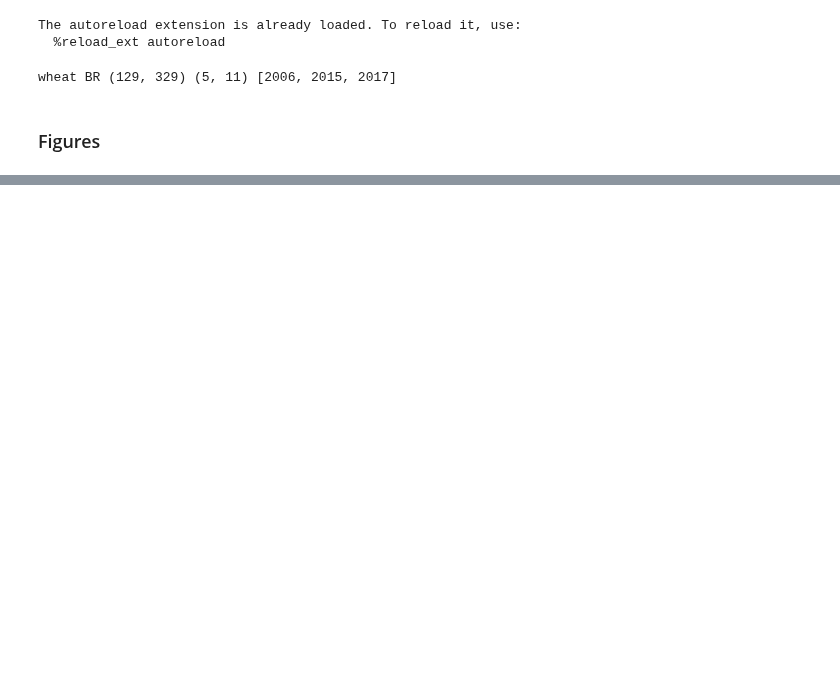
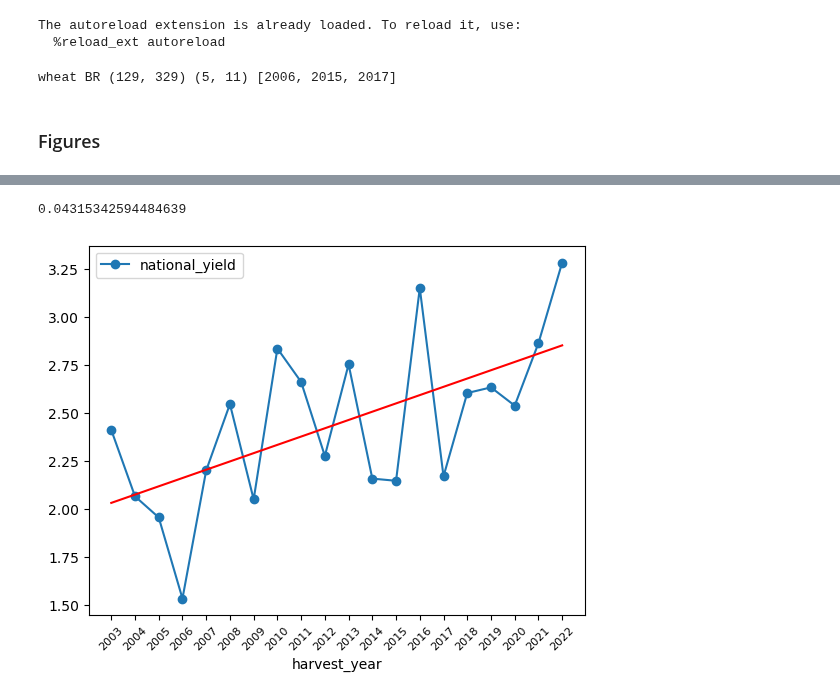
Before and after one commit to ellaampy/seasonal-yield-forecast, a Jupyter notebook: data_preparation/figures.ipynb, the cells around one changed output, grey strips where cells are left out. Cells and saved outputs as stored; diff of their text form; code cells hidden in the pictures; blank space fills up the shorter version.

```diff
--- a/data_preparation/figures.ipynb
+++ b/data_preparation/figures.ipynb
@@ -97,0 +96,4 @@ plt.show()
+# %%
+adm2_south = adm2_crop_data.loc[adm2_crop_data["ADM1_PT"].isin(["Paraná", "Santa Catarina", "Rio Grande do Sul"]), :].reset_index(drop=True)
+# %%
+yield_south = yield_data.loc[(yield_data["adm_id"].isin(adm2_south.adm_id.unique())) & (yield_data["harvest_year"].between(2003, 2022))].reset_index(drop=True)
@@ -97,0 +120,5 @@ plt.show()
+# %%
+min_count = 14
+adm_id_counts = yield_south['adm_id'].value_counts()
+valid_adm_ids = adm_id_counts[adm_id_counts >= min_count].index
+yield_data_filtered = yield_south[yield_south['adm_id'].isin(valid_adm_ids)]
@@ -97,0 +145,18 @@ plt.show()
+# %%
+national_yield = (
+    yield_data_filtered.assign(yield_weighted=yield_data_filtered["yield"] * yield_data_filtered["harvested_area"])
+    .groupby(["harvest_year"])
+    .agg({"harvested_area": "sum", "yield_weighted": "sum"})
+    .assign(national_yield=lambda x: x["yield_weighted"] / x["harvested_area"])
+    .reset_index()
+    [["harvest_year", "harvested_area", "national_yield"]]
+)
+# %%
+national_yield.plot(x="harvest_year", y="national_yield", marker="o")
+slope, bias = np.polyfit(national_yield["harvest_year"], national_yield["national_yield"], 1)
+print(slope)
+plt.plot(national_yield["harvest_year"], slope * national_yield["harvest_year"] + bias, color="red")
+plt.xticks(national_yield["harvest_year"], size=8, rotation=45);
+# %% [output]
+0.04315342594484639
+[figure, added]
```
Also changed, not shown: parts of 11 cells of this notebook, 6 other files.
